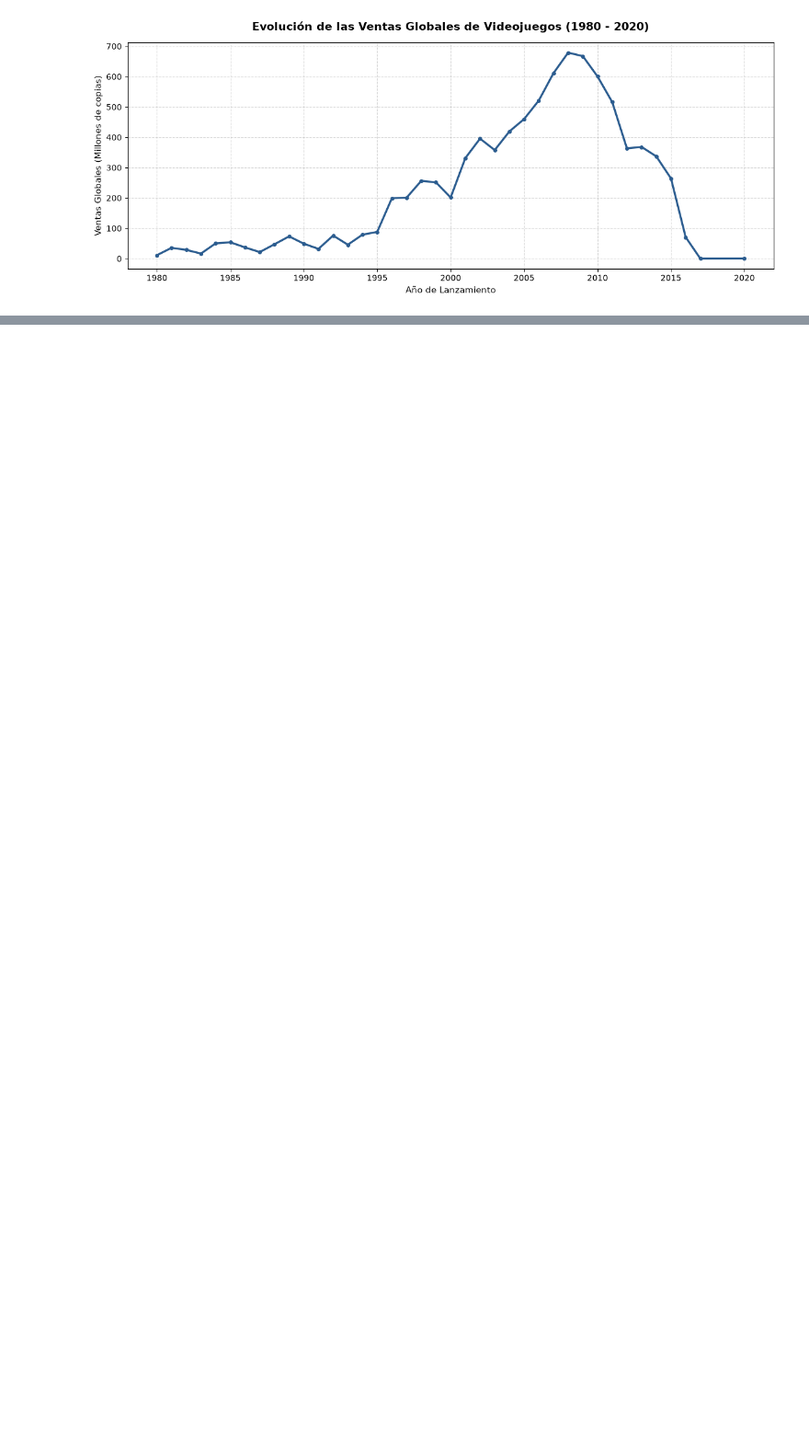
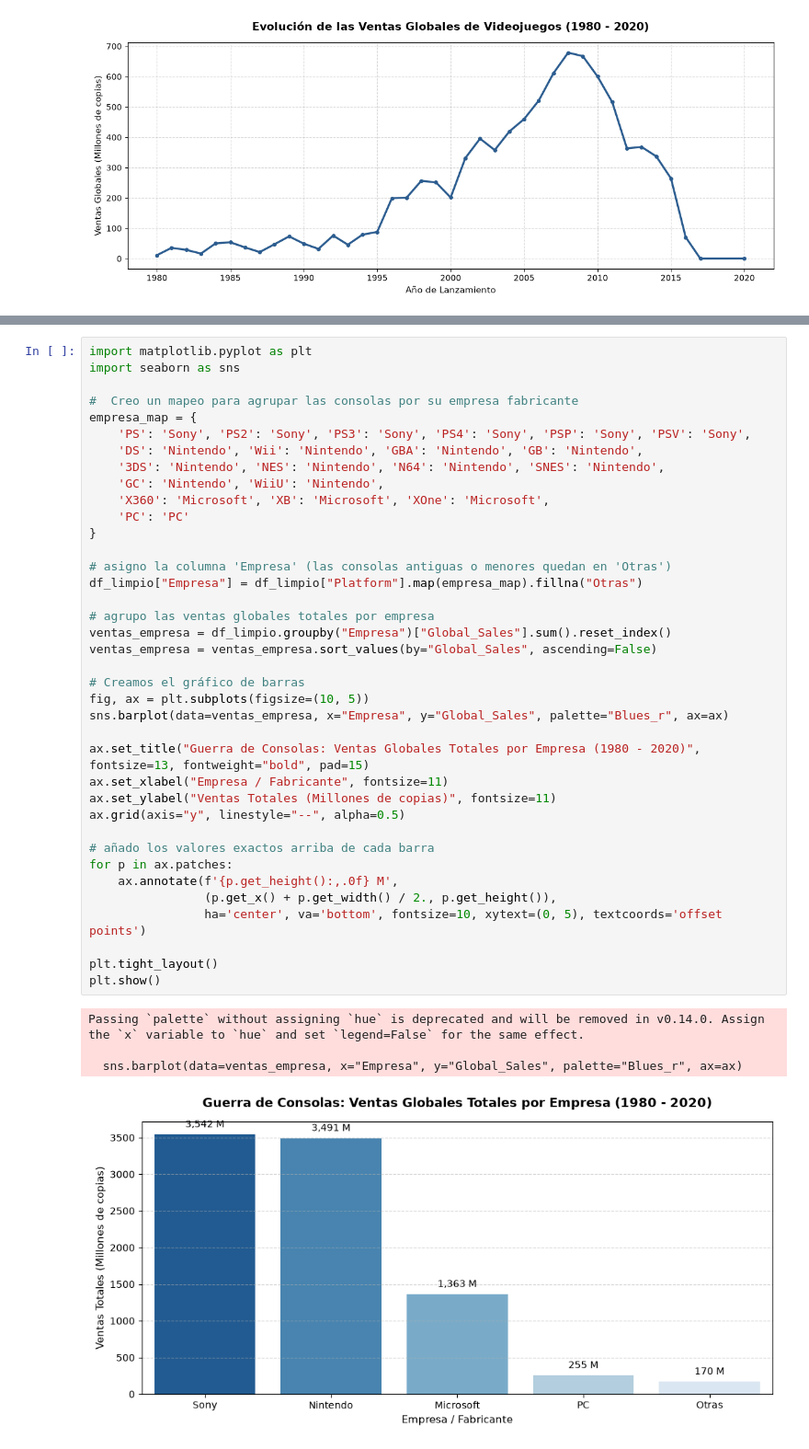
Before and after one commit to lucasandresponce/proyecto-final-videojuegos-, a Jupyter notebook: notebook.ipynb, the cells around one changed output, grey strips where cells are left out. Shown at 92% size. Drawn from its saved outputs; the diff is of its cells as text; blank space fills up the shorter version.

Commit message:
analicis guerra de consolas

```diff
--- a/notebook.ipynb
+++ b/notebook.ipynb
@@ -183,0 +240,43 @@ plt.show()
+# %%
+import matplotlib.pyplot as plt
+import seaborn as sns
+
+#  Creo un mapeo para agrupar las consolas por su empresa fabricante
+empresa_map = {
+    'PS': 'Sony', 'PS2': 'Sony', 'PS3': 'Sony', 'PS4': 'Sony', 'PSP': 'Sony', 'PSV': 'Sony',
+    'DS': 'Nintendo', 'Wii': 'Nintendo', 'GBA': 'Nintendo', 'GB': 'Nintendo',
+    '3DS': 'Nintendo', 'NES': 'Nintendo', 'N64': 'Nintendo', 'SNES': 'Nintendo',
+    'GC': 'Nintendo', 'WiiU': 'Nintendo',
+    'X360': 'Microsoft', 'XB': 'Microsoft', 'XOne': 'Microsoft',
+    'PC': 'PC'
+}
+
+# asigno la columna 'Empresa' (las consolas antiguas o menores quedan en 'Otras')
+df_limpio["Empresa"] = df_limpio["Platform"].map(empresa_map).fillna("Otras")
+
+# agrupo las ventas globales totales por empresa
+ventas_empresa = df_limpio.groupby("Empresa")["Global_Sales"].sum().reset_index()
+ventas_empresa = ventas_empresa.sort_values(by="Global_Sales", ascending=False)
+
+# Creamos el gráfico de barras
+fig, ax = plt.subplots(figsize=(10, 5))
+sns.barplot(data=ventas_empresa, x="Empresa", y="Global_Sales", palette="Blues_r", ax=ax)
+
+ax.set_title("Guerra de Consolas: Ventas Globales Totales por Empresa (1980 - 2020)", fontsize=13, fontweight="bold", pad=15)
+ax.set_xlabel("Empresa / Fabricante", fontsize=11)
+ax.set_ylabel("Ventas Totales (Millones de copias)", fontsize=11)
+ax.grid(axis="y", linestyle="--", alpha=0.5)
+
+# añado los valores exactos arriba de cada barra
+for p in ax.patches:
+    ax.annotate(f'{p.get_height():,.0f} M',
+                (p.get_x() + p.get_width() / 2., p.get_height()),
+                ha='center', va='bottom', fontsize=10, xytext=(0, 5), textcoords='offset points')
+
+plt.tight_layout()
+plt.show()
+# %% [output]
+Passing `palette` without assigning `hue` is deprecated and will be removed in v0.14.0. Assign the `x` variable to `hue` and set `legend=False` for the same effect.
+
+  sns.barplot(data=ventas_empresa, x="Empresa", y="Global_Sales", palette="Blues_r", ax=ax)
+[figure, added]
```
Also changed, not shown: parts of 2 cells of this notebook.
